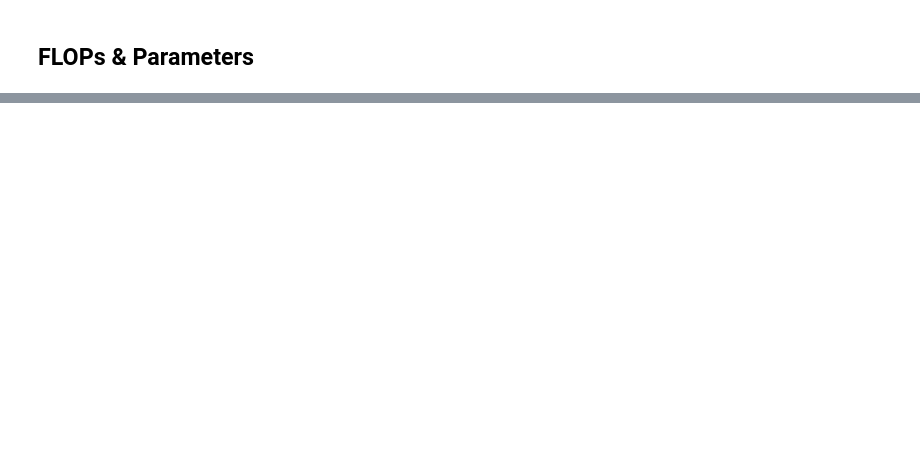
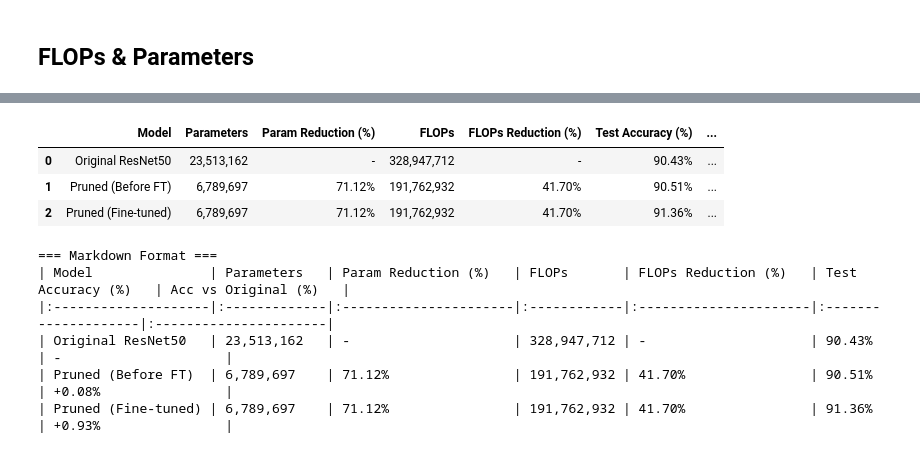
Before and after one commit to thisiselijah/EAI, a Jupyter notebook: lab-2/train_prune_model.ipynb, the cells around one changed output, grey strips where cells are left out. Saved outputs shown, nothing was run; the diff lists cells and outputs as text; code cells hidden in the pictures; blank space fills up the shorter version.

Commit message:
feat: implement the pruning & fine-tuining

```diff
--- a/lab-2/train_prune_model.ipynb
+++ b/lab-2/train_prune_model.ipynb
@@ -252,0 +318,48 @@ summary(model, input_size=(3, 32, 32))
+# %%
+import pandas as pd
+
+orig_params = 23513162
+orig_flops = 328947712
+orig_acc = 90.43
+
+pruned_acc_before_ft = 90.51
+
+ft_params = params
+ft_flops = flops
+ft_acc = best_prec1 * 100
+
+param_reduction = (1 - ft_params / orig_params) * 100
+flops_reduction = (1 - ft_flops / orig_flops) * 100
+
+comparison_data = {
+    "Model": ["Original ResNet50", "Pruned (Before FT)", "Pruned (Fine-tuned)"],
+    "Parameters": [f"{orig_params:,}", f"{int(ft_params):,}",
+    f"{int(ft_params):,}"],
+    "Param Reduction (%)": ["-", f"{param_reduction:.2f}%",
+    f"{param_reduction:.2f}%"],
+    "FLOPs": [f"{int(orig_flops):,}", f"{int(ft_flops):,}", f"{int(ft_flops):,}"],
+    "FLOPs Reduction (%)": ["-", f"{flops_reduction:.2f}%",
+    f"{flops_reduction:.2f}%"],
+    "Test Accuracy (%)": [f"{orig_acc:.2f}%", f"{pruned_acc_before_ft:.2f}%",
+    f"{ft_acc:.2f}%"],
+    "Acc vs Original (%)": ["-", f"{pruned_acc_before_ft - orig_acc:+.2f}%",
+    f"{ft_acc - orig_acc:+.2f}%"],
+}
+
+df = pd.DataFrame(comparison_data)
+
+display(df)
+
+print("\n=== Markdown Format ===")
+print(df.to_markdown(index=False))
+# %% [output]
+|  | Model | Parameters | Param Reduction (%) | FLOPs | FLOPs Reduction (%) | Test Accuracy (%) | ... |
+| 0 | Original ResNet50 | 23,513,162 | - | 328,947,712 | - | 90.43% | ... |
+| 1 | Pruned (Before FT) | 6,789,697 | 71.12% | 191,762,932 | 41.70% | 90.51% | ... |
+| 2 | Pruned (Fine-tuned) | 6,789,697 | 71.12% | 191,762,932 | 41.70% | 91.36% | ... |
+=== Markdown Format ===
+| Model               | Parameters   | Param Reduction (%)   | FLOPs       | FLOPs Reduction (%)   | Test Accuracy (%)   | Acc vs Original (%)   |
+|:--------------------|:-------------|:----------------------|:------------|:----------------------|:--------------------|:----------------------|
+| Original ResNet50   | 23,513,162   | -                     | 328,947,712 | -                     | 90.43%              | -                     |
+| Pruned (Before FT)  | 6,789,697    | 71.12%                | 191,762,932 | 41.70%                | 90.51%              | +0.08%                |
+| Pruned (Fine-tuned) | 6,789,697    | 71.12%                | 191,762,932 | 41.70%                | 91.36%              | +0.93%                |
```
Also changed, not shown: parts of 7 cells of this notebook.
